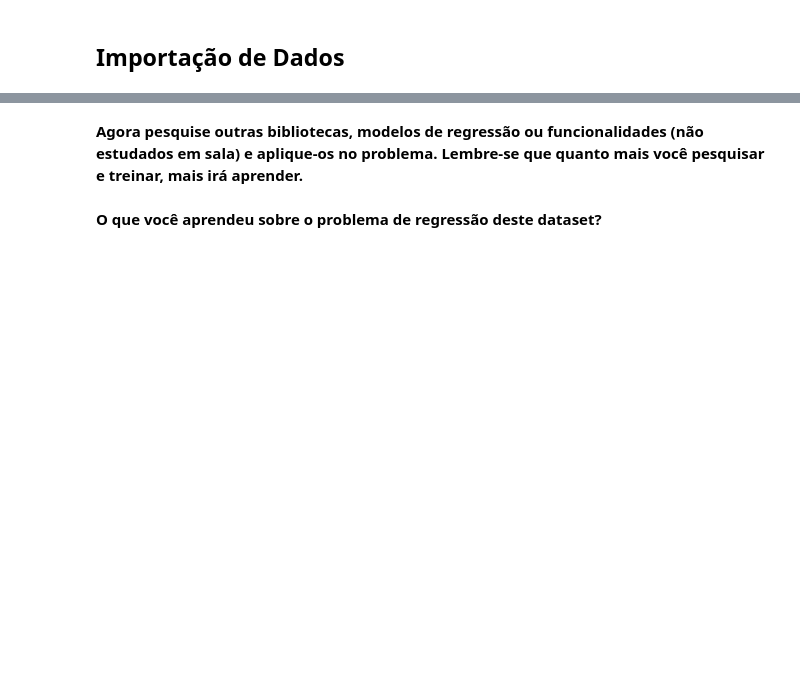
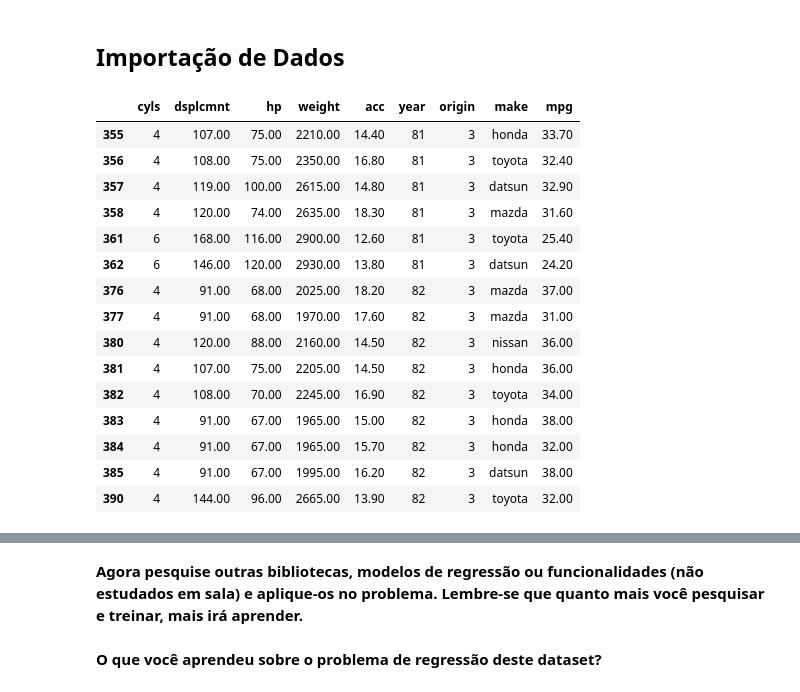
Before and after one commit to itaborai83/ecd221-ML-exercicio-03, a Jupyter notebook: Exercício_3_Problemas_de_Regressão.ipynb, the cells around one changed output, grey strips where cells are left out. Drawn from its saved outputs; the diff is of its cells as text; code cells hidden in the pictures; blank space fills up the shorter version.

```diff
--- a/Exercício_3_Problemas_de_Regressão.ipynb
+++ b/Exercício_3_Problemas_de_Regressão.ipynb
@@ -87,0 +158,61 @@ sns.set()
+# %%
+# Preenchendo com a Mediana por origin
+auto_df.replace("?", np.nan, inplace=True)
+# separando o data frame por categoria
+auto_df_origin_1 = auto_df[ auto_df["origin"] == 1].copy(deep=True)
+auto_df_origin_2 = auto_df[ auto_df["origin"] == 2].copy(deep=True)
+auto_df_origin_3 = auto_df[ auto_df["origin"] == 3].copy(deep=True)
+
+# removendo valores faltantes dos data frames a serem usados para cálculo das medianas
+auto_df_origin_1_drop_na = auto_df_origin_1.dropna()
+auto_df_origin_2_drop_na = auto_df_origin_2.dropna()
+auto_df_origin_3_drop_na = auto_df_origin_3.dropna()
+
+# Cálculo das Medianas dos atributos com valores faltantes
+median_hp_origin_1 = auto_df_origin_1_drop_na["hp"].median()
+median_hp_origin_2 = auto_df_origin_2_drop_na["hp"].median()
+median_hp_origin_3 = auto_df_origin_3_drop_na["hp"].median()
+
+
+# Substituicao dos valores faltantes pela mediana
+auto_df_origin_1[ "hp" ].fillna(median_hp_origin_1, inplace=True)
+auto_df_origin_2[ "hp" ].fillna(median_hp_origin_2, inplace=True)
+auto_df_origin_3[ "hp" ].fillna(median_hp_origin_3, inplace=True)
+
+# concatenação dos data frames
+auto_df = pd.concat([auto_df_origin_1, auto_df_origin_2, auto_df_origin_3])
+
+
+# exclusão de variáveis que não serão mais utilizadas
+del auto_df_origin_1
+del auto_df_origin_2
+del auto_df_origin_3
+del auto_df_origin_1_drop_na
+del auto_df_origin_2_drop_na
+del auto_df_origin_3_drop_na
+del median_hp_origin_1
+del median_hp_origin_2
+del median_hp_origin_3
+
+# converte o tipo da coluna imputada para float
+auto_df["hp"] = auto_df["hp"].astype(float)
+#auto_df.info()
+# %%
+auto_df.tail(15)
+# %% [output]
+|  | cyls | dsplcmnt | hp | weight | acc | year | origin | make | mpg |
+| 355 | 4 | 107.00 | 75.00 | 2210.00 | 14.40 | 81 | 3 | honda | 33.70 |
+| 356 | 4 | 108.00 | 75.00 | 2350.00 | 16.80 | 81 | 3 | toyota | 32.40 |
+| 357 | 4 | 119.00 | 100.00 | 2615.00 | 14.80 | 81 | 3 | datsun | 32.90 |
+| 358 | 4 | 120.00 | 74.00 | 2635.00 | 18.30 | 81 | 3 | mazda | 31.60 |
+| 361 | 6 | 168.00 | 116.00 | 2900.00 | 12.60 | 81 | 3 | toyota | 25.40 |
+| 362 | 6 | 146.00 | 120.00 | 2930.00 | 13.80 | 81 | 3 | datsun | 24.20 |
+| 376 | 4 | 91.00 | 68.00 | 2025.00 | 18.20 | 82 | 3 | mazda | 37.00 |
+| 377 | 4 | 91.00 | 68.00 | 1970.00 | 17.60 | 82 | 3 | mazda | 31.00 |
+| 380 | 4 | 120.00 | 88.00 | 2160.00 | 14.50 | 82 | 3 | nissan | 36.00 |
+| 381 | 4 | 107.00 | 75.00 | 2205.00 | 14.50 | 82 | 3 | honda | 36.00 |
+| 382 | 4 | 108.00 | 70.00 | 2245.00 | 16.90 | 82 | 3 | toyota | 34.00 |
+| 383 | 4 | 91.00 | 67.00 | 1965.00 | 15.00 | 82 | 3 | honda | 38.00 |
+| 384 | 4 | 91.00 | 67.00 | 1965.00 | 15.70 | 82 | 3 | honda | 32.00 |
+| 385 | 4 | 91.00 | 67.00 | 1995.00 | 16.20 | 82 | 3 | datsun | 38.00 |
+| 390 | 4 | 144.00 | 96.00 | 2665.00 | 13.90 | 82 | 3 | toyota | 32.00 |
```
Also changed, not shown: parts of 16 cells of this notebook.
